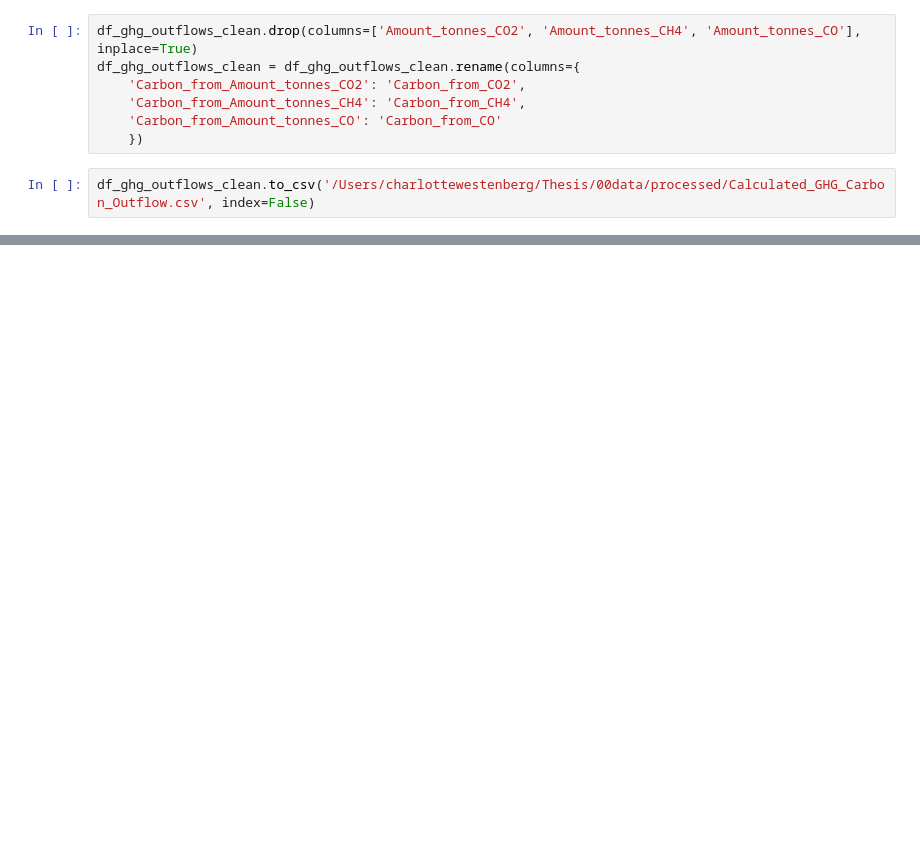
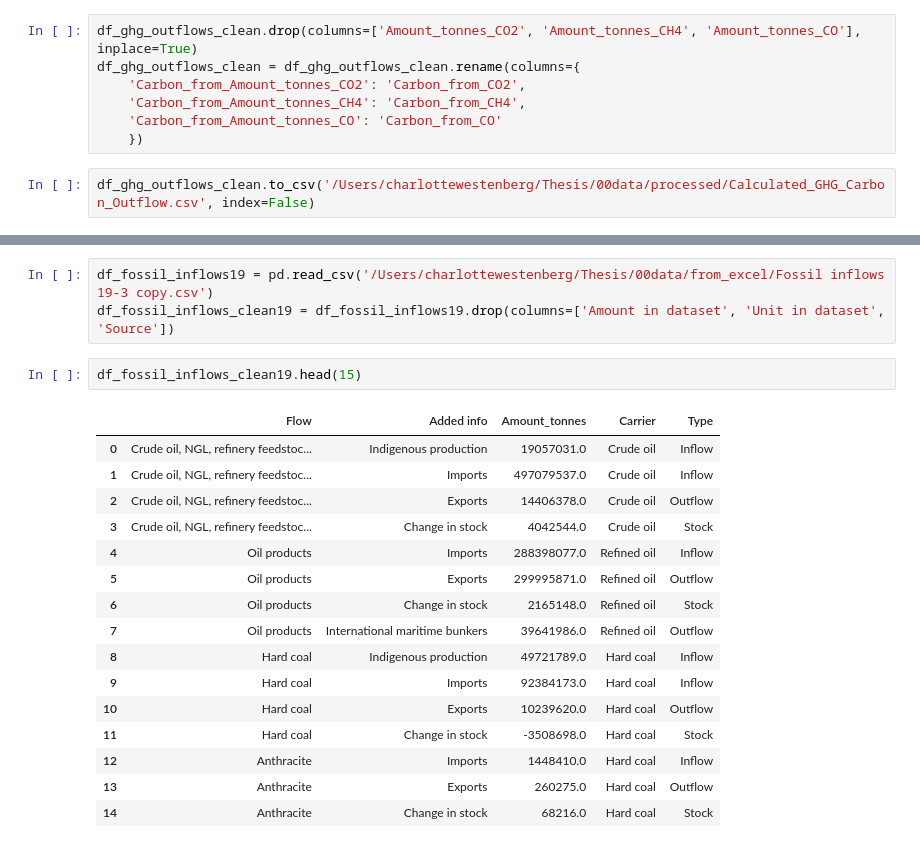
Before and after one commit to charliewestenberg/carbon-mfa-thesis, a Jupyter notebook: 01notebooks/01.2_data_cleaning.ipynb, the cells around one changed output, grey strips where cells are left out. Saved outputs shown, nothing was run; the diff lists cells and outputs as text; blank space fills up the shorter version.

```diff
--- a/01notebooks/01.2_data_cleaning.ipynb
+++ b/01notebooks/01.2_data_cleaning.ipynb
@@ -336,0 +341,22 @@ df_ghg_outflows_clean.to_csv('/Users/charlottewestenberg/Thesis/00data/processed
+# %%
+df_fossil_inflows19 = pd.read_csv('/Users/charlottewestenberg/Thesis/00data/from_excel/Fossil inflows 19-3 copy.csv')
+df_fossil_inflows_clean19 = df_fossil_inflows19.drop(columns=['Amount in dataset', 'Unit in dataset', 'Source'])
+# %%
+df_fossil_inflows_clean19.head(15)
+# %% [output]
+|  | Flow | Added info | Amount_tonnes | Carrier | Type |
+| 0 | Crude oil, NGL, refinery feedstoc... | Indigenous production | 19057031.0 | Crude oil | Inflow |
+| 1 | Crude oil, NGL, refinery feedstoc... | Imports | 497079537.0 | Crude oil | Inflow |
+| 2 | Crude oil, NGL, refinery feedstoc... | Exports | 14406378.0 | Crude oil | Outflow |
+| 3 | Crude oil, NGL, refinery feedstoc... | Change in stock | 4042544.0 | Crude oil | Stock |
+| 4 | Oil products | Imports | 288398077.0 | Refined oil | Inflow |
+| 5 | Oil products | Exports | 299995871.0 | Refined oil | Outflow |
+| 6 | Oil products | Change in stock | 2165148.0 | Refined oil | Stock |
+| 7 | Oil products | International maritime bunkers | 39641986.0 | Refined oil | Outflow |
+| 8 | Hard coal | Indigenous production | 49721789.0 | Hard coal | Inflow |
+| 9 | Hard coal | Imports | 92384173.0 | Hard coal | Inflow |
+| 10 | Hard coal | Exports | 10239620.0 | Hard coal | Outflow |
+| 11 | Hard coal | Change in stock | -3508698.0 | Hard coal | Stock |
+| 12 | Anthracite | Imports | 1448410.0 | Hard coal | Inflow |
+| 13 | Anthracite | Exports | 260275.0 | Hard coal | Outflow |
+| 14 | Anthracite | Change in stock | 68216.0 | Hard coal | Stock |
```
Also changed, not shown: parts of 10 cells of this notebook, 5 other files.
